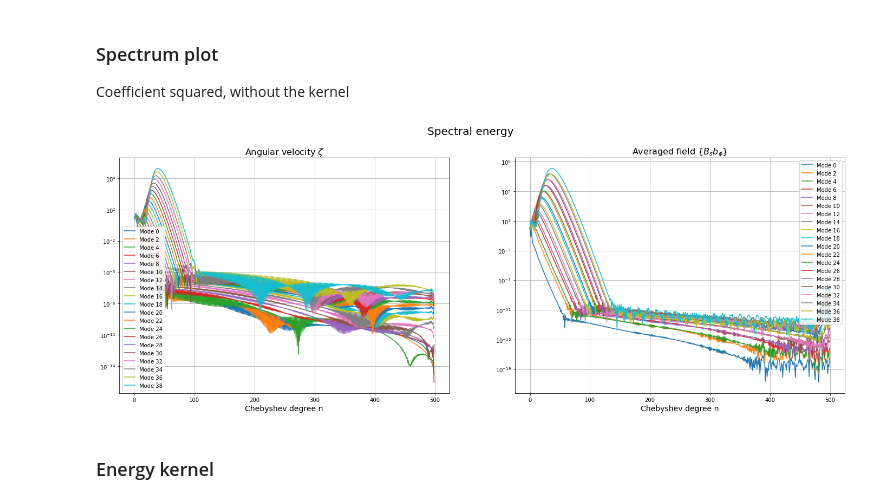
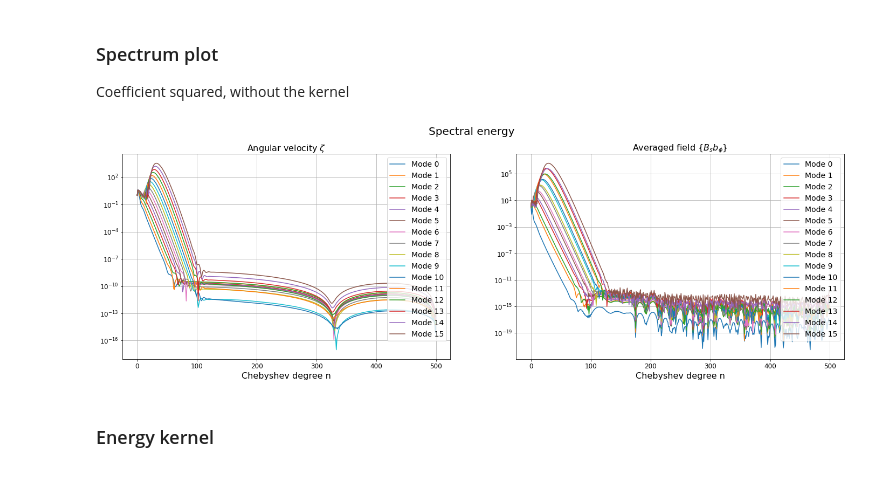
Before and after one commit to GentleMin/PyCrete, a Jupyter notebook: eigenmodes.ipynb, the cells around one changed output. Drawn from its saved outputs; the diff is of its cells as text; code cells hidden in the pictures.

```diff
--- a/eigenmodes.ipynb
+++ b/eigenmodes.ipynb
@@ -80,7 +80,7 @@ plt.show()
 import scipy.special as specfun
 from spectral import basis
 
-with h5py.File("./output/eigenmodes_1D/eigenmodes_Pm1e-5_noslip/eigenmodes_Pm1e-5_noslip_cheby500_redvec.h5", 'r') as f:
+with h5py.File("./output/eigenmodes_1D/eigenmodes_Pm0_freeslip/eigenmodes_Pm0_cheby500_redvec.h5", 'r') as f:
     degrees = f["degrees"][()]
     eigvals = f["eigenvals"][()]
     eigfuns = f["eigenfuns"][()]
@@ -147,41 +147,43 @@ u_coeffs = eigfuns[:cheby_deg, :]
 b_coeffs = eigfuns[cheby_deg:, :]
 
 # Convert to modulus squared
 u_coeffs = np.abs(u_coeffs)**2
 b_coeffs = np.abs(b_coeffs)**2
 
 # Normalize by leading Tn coefficient
 u_coeffs = u_coeffs/np.abs(u_coeffs[0, :])
 b_coeffs = b_coeffs/np.abs(b_coeffs[0, :])
 
 # Normalize by maximum coefficient
 # u_coeffs = u_coeffs/np.max(np.abs(u_coeffs), axis=0)
 # b_coeffs = b_coeffs/np.max(np.abs(b_coeffs), axis=0)
 
-n_modes = 20
+n_modes = 16
 
-fig, axes = plt.subplots(nrows=1, ncols=2, figsize=(24, 8))
+fig, axes = plt.subplots(nrows=1, ncols=2, figsize=(24, 7))
 
 ax = axes[0]
 lines = ax.semilogy(np.abs(u_coeffs[:, :2*n_modes:2]))
-ax.legend(lines, ("Mode {}".format(2*i) for i in range(2*n_modes)))
+ax.legend(lines, ("Mode {}".format(i) for i in range(2*n_modes)), fontsize=14, loc=1)
 ax.grid(which="both")
 ax.set_title(r"Angular velocity $\zeta$", fontsize=16)
-ax.set_xlabel("Chebyshev degree n", fontsize=14)
+ax.set_xlabel("Chebyshev degree n", fontsize=16)
+ax.tick_params(axis='both', which='major', labelsize=12)
 
 ax = axes[1]
 lines = ax.semilogy(np.abs(b_coeffs[:, :2*n_modes:2]))
-ax.legend(lines, ("Mode {}".format(2*i) for i in range(2*n_modes)))
+ax.legend(lines, ("Mode {}".format(i) for i in range(2*n_modes)), fontsize=14, loc=1)
 ax.grid(which="both")
 ax.set_title(r"Averaged field $\{B_s b_\phi\}$", fontsize=16)
-ax.set_xlabel("Chebyshev degree n", fontsize=14)
+ax.set_xlabel("Chebyshev degree n", fontsize=16)
+ax.tick_params(axis='both', which='major', labelsize=12)
 
 fig.suptitle("Spectral energy", fontsize=20)
 if save_pict:
-    plt.savefig("./output/eigenmodes_1D/eigenmodes_Pm1e-5_noslip/energy_spec500.png", format="png", dpi=150, bbox_inches="tight")
+    plt.savefig("./output/eigenmodes_1D/eigenmodes_Pm0_freeslip/energy_spec500_redvec.png", format="png", dpi=150, bbox_inches="tight")
 plt.show()
 # %% [output]
-[figure, old version]
+[figure, new version]
 # %% [markdown]
 ### Energy kernel
 # %%
```
Also changed, not shown: parts of 16 cells of this notebook, 1 other file.
